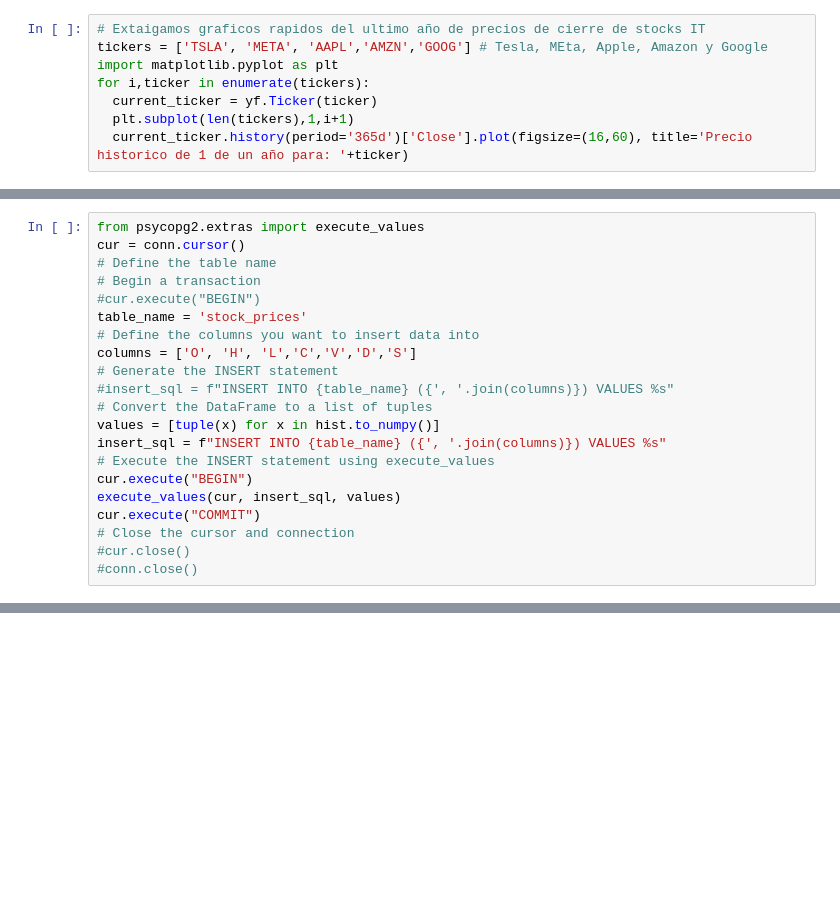
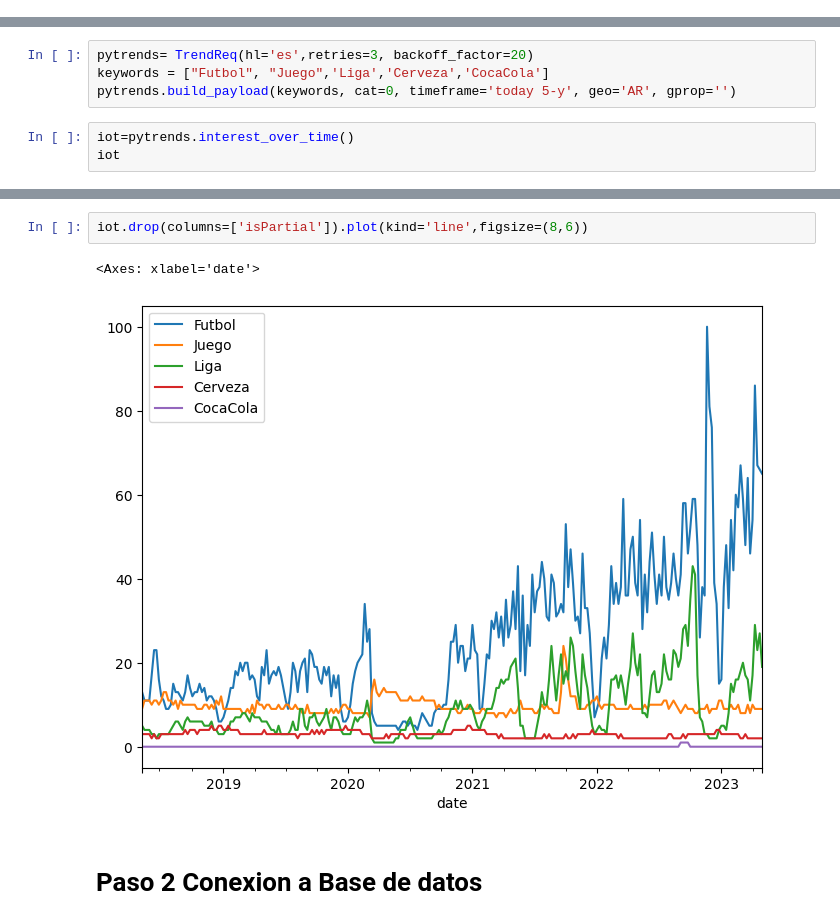
Before and after one commit to dfbustosus/Curso-Data-Engineering, a Jupyter notebook: Clase 5/Extraccion datos API.ipynb, the cells around one changed output, grey strips where cells are left out. Cells and saved outputs as stored; diff of their text form; blank space fills up the shorter version.

```diff
--- a/Clase 5/Extraccion datos API.ipynb
+++ b/Clase 5/Extraccion datos API.ipynb
@@ -69,8 +0,0 @@ hist # tenemos 8 columnas
-# %%
-# Extaigamos graficos rapidos del ultimo año de precios de cierre de stocks IT
-tickers = ['TSLA', 'META', 'AAPL','AMZN','GOOG'] # Tesla, MEta, Apple, Amazon y Google
-import matplotlib.pyplot as plt
-for i,ticker in enumerate(tickers):
-  current_ticker = yf.Ticker(ticker)
-  plt.subplot(len(tickers),1,i+1)
-  current_ticker.history(period='365d')['Close'].plot(figsize=(16,60), title='Precio historico de 1 de un año para: '+ticker)
@@ -154,21 +0,0 @@ conn
-# %%
-from psycopg2.extras import execute_values
-cur = conn.cursor()
-# Define the table name
-# Begin a transaction
-#cur.execute("BEGIN")
-table_name = 'stock_prices'
-# Define the columns you want to insert data into
-columns = ['O', 'H', 'L','C','V','D','S']
-# Generate the INSERT statement
-#insert_sql = f"INSERT INTO {table_name} ({', '.join(columns)}) VALUES %s"
-# Convert the DataFrame to a list of tuples
-values = [tuple(x) for x in hist.to_numpy()]
-insert_sql = f"INSERT INTO {table_name} ({', '.join(columns)}) VALUES %s"
-# Execute the INSERT statement using execute_values
-cur.execute("BEGIN")
-execute_values(cur, insert_sql, values)
-cur.execute("COMMIT")
-# Close the cursor and connection
-#cur.close()
-#conn.close()
@@ -219,0 +608,7 @@ hist
+# %%
+pytrends= TrendReq(hl='es',retries=3, backoff_factor=20)
+keywords = ["Futbol", "Juego",'Liga','Cerveza','CocaCola']
+pytrends.build_payload(keywords, cat=0, timeframe='today 5-y', geo='AR', gprop='')
+# %%
+iot=pytrends.interest_over_time()
+iot
@@ -219,0 +630,7 @@ hist
+# %%
+iot.drop(columns=['isPartial']).plot(kind='line',figsize=(8,6))
+# %% [output]
+<Axes: xlabel='date'>
+[figure, added]
+# %% [markdown]
+# Paso 2 Conexion a Base de datos
```
Also changed, not shown: parts of 34 cells of this notebook, 6 other files.
